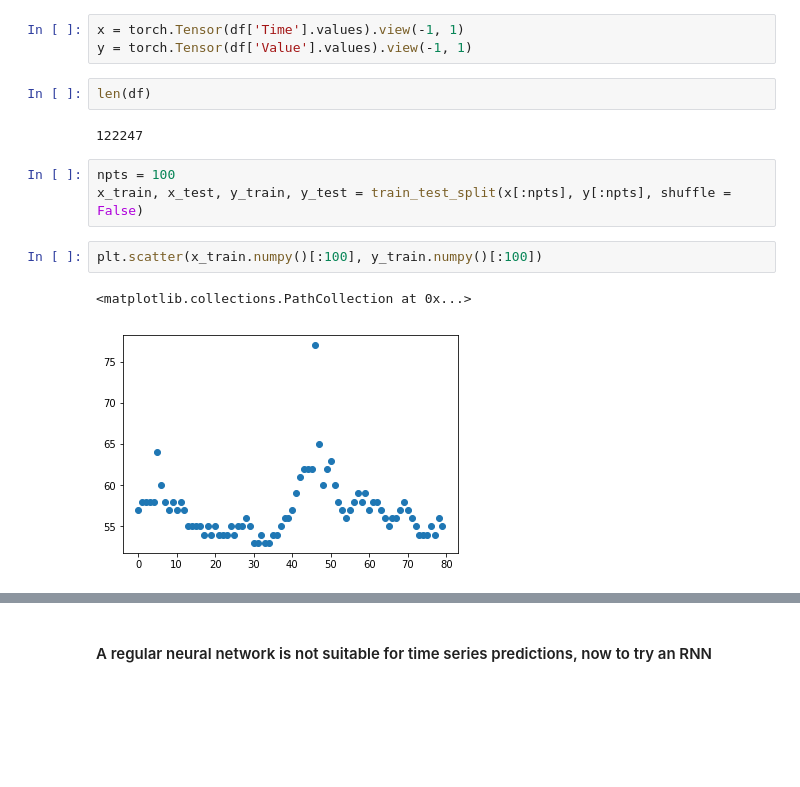
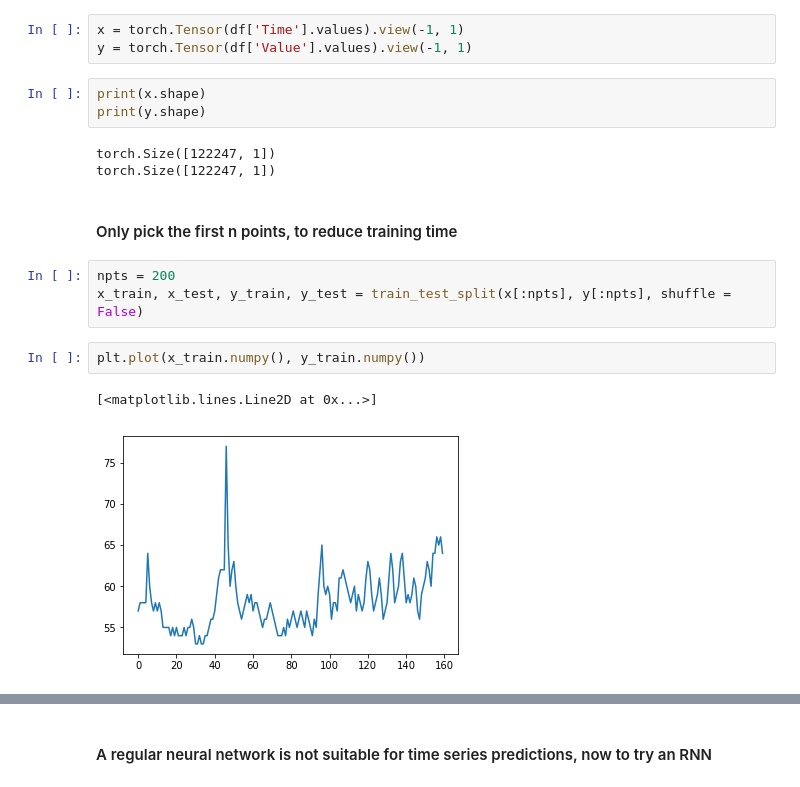
Before and after one commit to a-laughlin/3308proj, a Jupyter notebook: machine_learning/forge/neural_network.ipynb, the cells around one changed output, grey strips where cells are left out. Drawn from its saved outputs; the diff is of its cells as text; blank space fills up the shorter version.

```diff
--- a/machine_learning/forge/neural_network.ipynb
+++ b/machine_learning/forge/neural_network.ipynb
@@ -169,18 +241,22 @@ df.head()
 # %%
 x = torch.Tensor(df['Time'].values).view(-1, 1)
 y = torch.Tensor(df['Value'].values).view(-1, 1)
-# %%
-len(df)
-# %% [output]
-122247
+# %%
+print(x.shape)
+print(y.shape)
+# %% [output]
+torch.Size([122247, 1])
+torch.Size([122247, 1])
+# %% [markdown]
+#### Only pick the first n points, to reduce training time
 # %%
-npts = 100
+npts = 200
 x_train, x_test, y_train, y_test = train_test_split(x[:npts], y[:npts], shuffle = False)
 # %%
-plt.scatter(x_train.numpy()[:100], y_train.numpy()[:100])
+plt.plot(x_train.numpy(), y_train.numpy())
 # %% [output]
-<matplotlib.collections.PathCollection at 0x...>
+[<matplotlib.lines.Line2D at 0x...>]
-[figure, old version]
+[figure, new version]
 # %%
 net = train_net(x_train, y_train, epochs = 4000, lr = 0.001)
 show_results(net, x_test, y_test)
```
Also changed, not shown: parts of 24 cells of this notebook, 1 other file.
